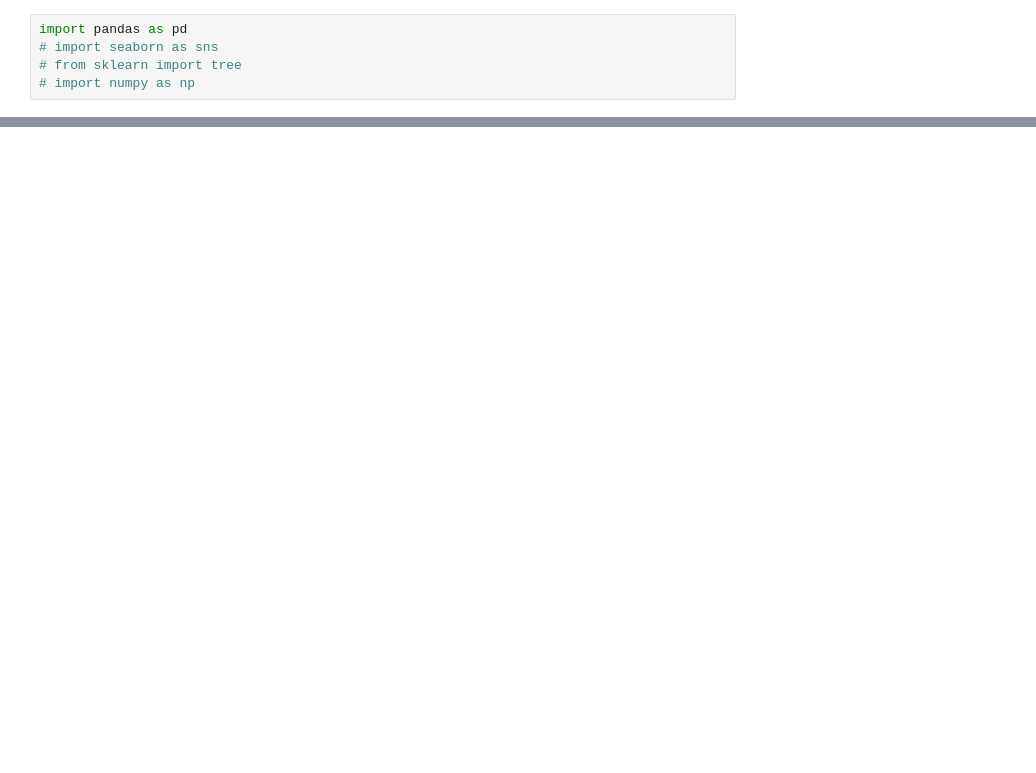
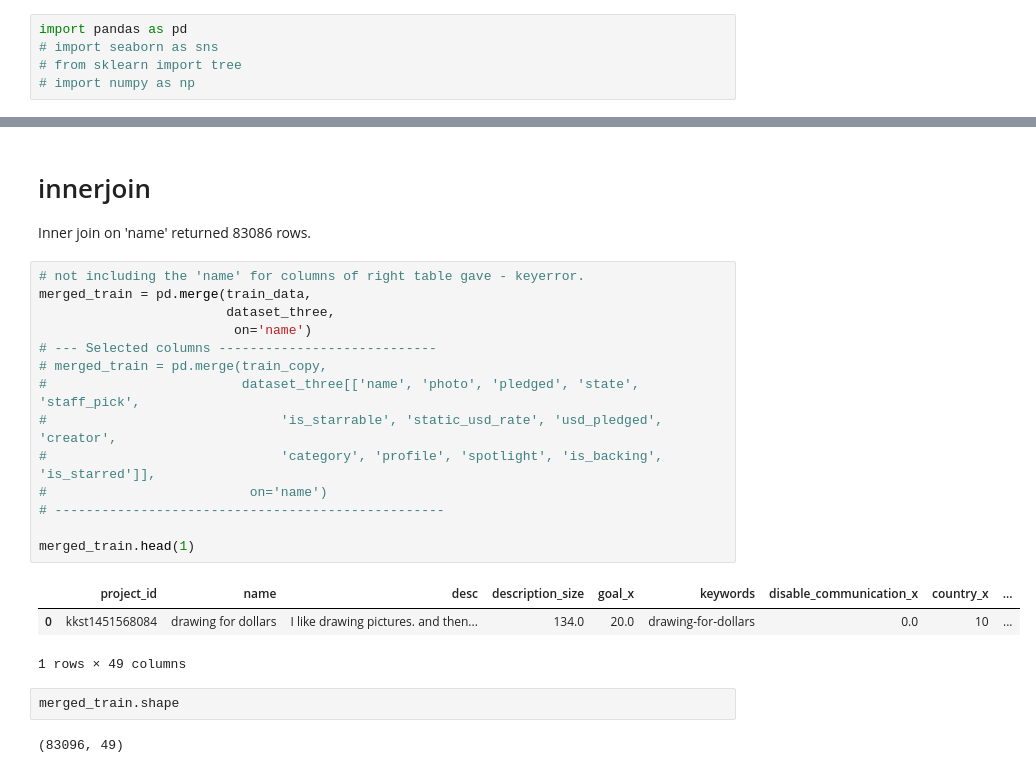
Before and after one commit to nabeelahmed/kickstarter_funding, a Jupyter notebook: ks_success_prediction_three.ipynb, the cells around one changed output, grey strips where cells are left out. Saved outputs shown, nothing was run; the diff lists cells and outputs as text; blank space fills up the shorter version.

```diff
--- a/ks_success_prediction_three.ipynb
+++ b/ks_success_prediction_three.ipynb
@@ -117,0 +62,26 @@ print(my_forest.feature_importances_)
+# %% [markdown]
+# innerjoin
+
+Inner join on 'name' returned 83086 rows.
+# %%
+# not including the 'name' for columns of right table gave - keyerror.
+merged_train = pd.merge(train_data,
+                        dataset_three,
+                         on='name')
+# --- Selected columns ----------------------------
+# merged_train = pd.merge(train_copy,
+#                         dataset_three[['name', 'photo', 'pledged', 'state', 'staff_pick',
+#                              'is_starrable', 'static_usd_rate', 'usd_pledged', 'creator',
+#                              'category', 'profile', 'spotlight', 'is_backing', 'is_starred']],
+#                          on='name')
+# --------------------------------------------------
+
+merged_train.head(1)
+# %% [output]
+|  | project_id | name | desc | description_size | goal_x | keywords | disable_communication_x | country_x | ... |
+| 0 | kkst1451568084 | drawing for dollars | I like drawing pictures. and then... | 134.0 | 20.0 | drawing-for-dollars | 0.0 | 10 | ... |
+1 rows × 49 columns
+# %%
+merged_train.shape
+# %% [output]
+(83096, 49)
```
Also changed, not shown: parts of 91 cells of this notebook.
